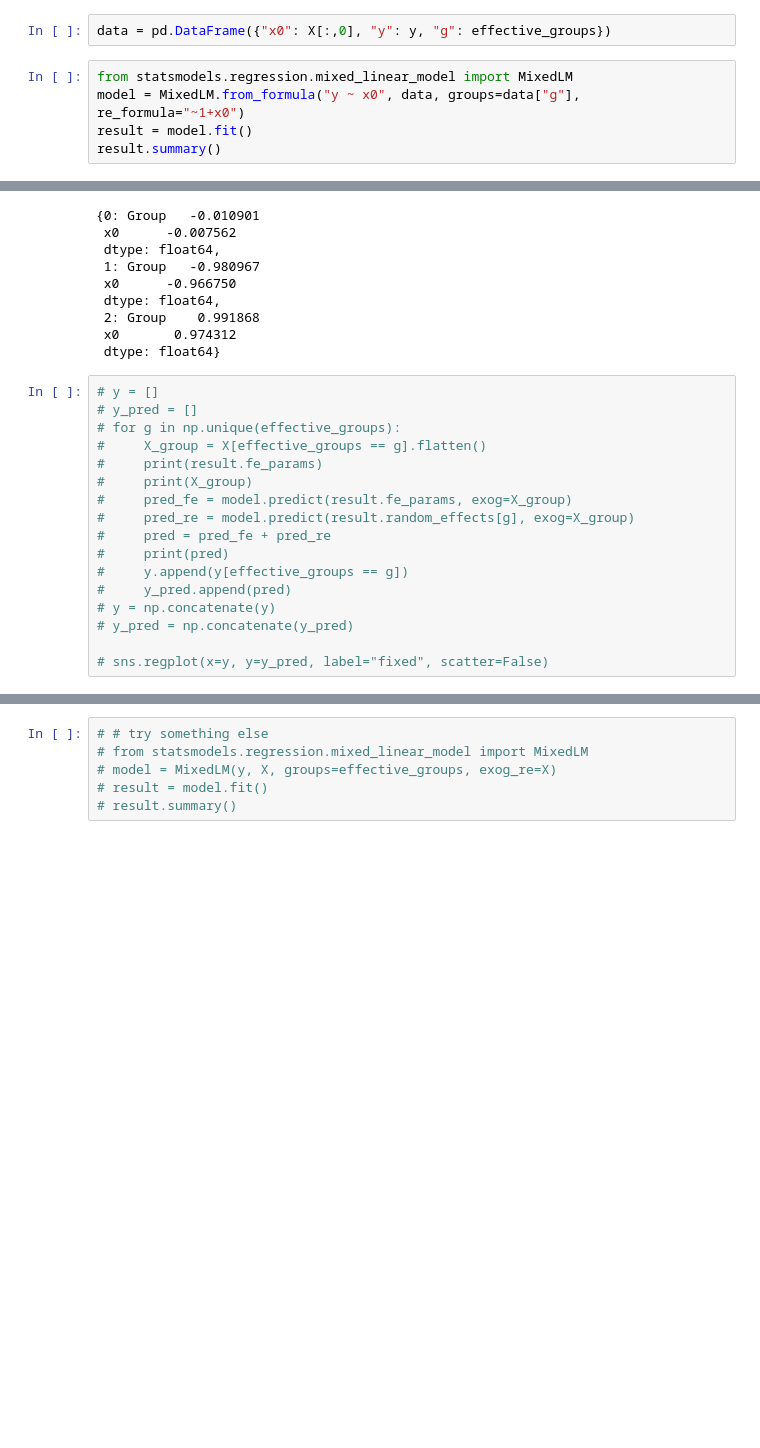
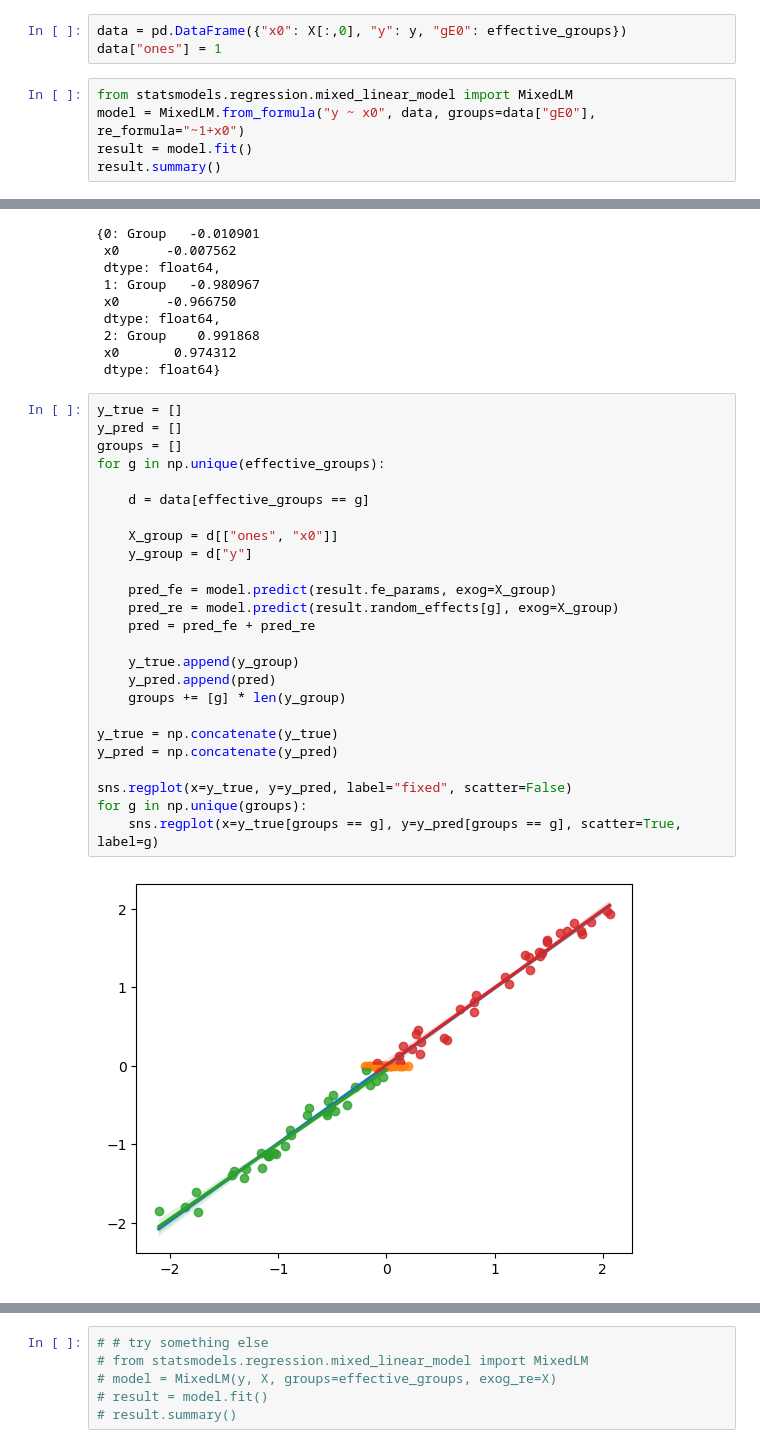
Before and after one commit to Harshal4598/Optimizing-Mixed-Effect-Models-for-Improved-Performance-and-Interpretability, a Jupyter notebook: notebooks/042.01__martin__test.ipynb, the cells around one changed output, grey strips where cells are left out. Drawn from its saved outputs; the diff is of its cells as text; blank space fills up the shorter version.

Commit message:
Update plotting in test notebook

```diff
--- a/notebooks/042.01__martin__test.ipynb
+++ b/notebooks/042.01__martin__test.ipynb
@@ -77,10 +77,11 @@ for g in np.unique(effective_groups):
 # %% [output]
 [figure]
 # %%
-data = pd.DataFrame({"x0": X[:,0], "y": y, "g": effective_groups})
+data = pd.DataFrame({"x0": X[:,0], "y": y, "gE0": effective_groups})
+data["ones"] = 1
 # %%
 from statsmodels.regression.mixed_linear_model import MixedLM
-model = MixedLM.from_formula("y ~ x0", data, groups=data["g"], re_formula="~1+x0")
+model = MixedLM.from_formula("y ~ x0", data, groups=data["gE0"], re_formula="~1+x0")
 result = model.fit()
 result.summary()
 # %% [output]
@@ -109,19 +116,29 @@ result.random_effects
  x0       0.974312
  dtype: float64}
 # %%
-# y = []
-# y_pred = []
-# for g in np.unique(effective_groups):
-#     X_group = X[effective_groups == g].flatten()
-#     print(result.fe_params)
-#     print(X_group)
-#     pred_fe = model.predict(result.fe_params, exog=X_group)
-#     pred_re = model.predict(result.random_effects[g], exog=X_group)
-#     pred = pred_fe + pred_re
-#     print(pred)
-#     y.append(y[effective_groups == g])
-#     y_pred.append(pred)
-# y = np.concatenate(y)
-# y_pred = np.concatenate(y_pred)
+y_true = []
+y_pred = []
+groups = []
+for g in np.unique(effective_groups):
 
-# sns.regplot(x=y, y=y_pred, label="fixed", scatter=False)
+    d = data[effective_groups == g]
+
+    X_group = d[["ones", "x0"]]
+    y_group = d["y"]
+
+    pred_fe = model.predict(result.fe_params, exog=X_group)
+    pred_re = model.predict(result.random_effects[g], exog=X_group)
+    pred = pred_fe + pred_re
+
+    y_true.append(y_group)
+    y_pred.append(pred)
+    groups += [g] * len(y_group)
+
+y_true = np.concatenate(y_true)
+y_pred = np.concatenate(y_pred)
+
+sns.regplot(x=y_true, y=y_pred, label="fixed", scatter=False)
+for g in np.unique(groups):
+    sns.regplot(x=y_true[groups == g], y=y_pred[groups == g], scatter=True, label=g)
+# %% [output]
+[figure, added]
```
Also changed, not shown: parts of 4 cells of this notebook.
